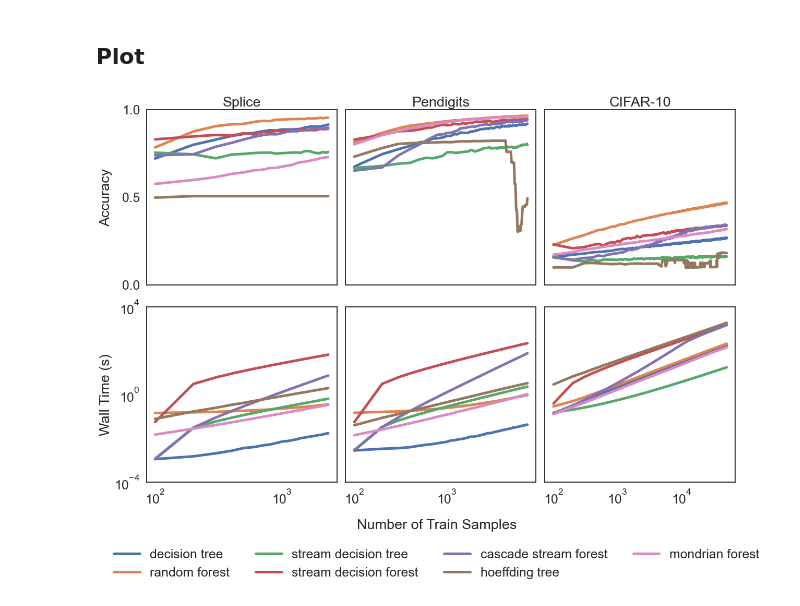
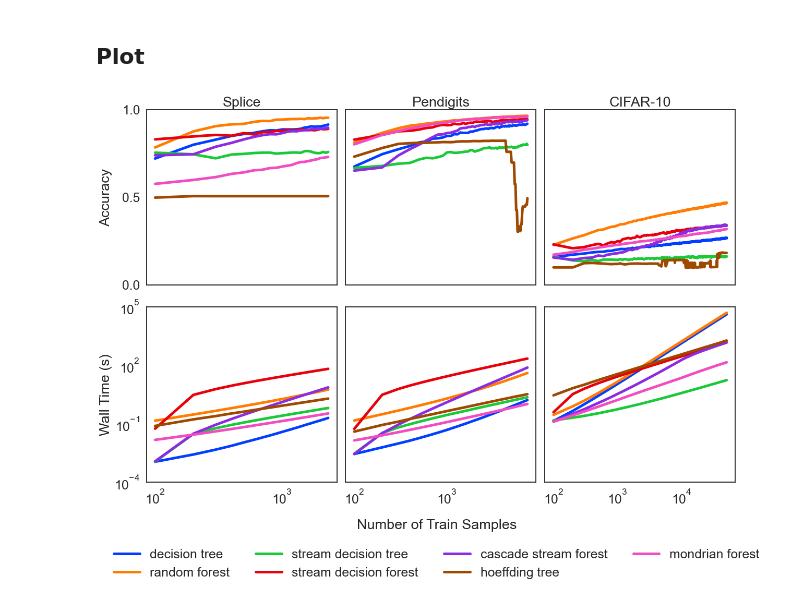
Before and after one commit to neurodata/SDTF, a Jupyter notebook: benchmarks/visual.ipynb, the cells around one changed output. Drawn from its saved outputs; the diff is of its cells as text; code cells hidden in the pictures.

Commit message:
EHN optimize figure color & time

```diff
--- a/benchmarks/visual.ipynb
+++ b/benchmarks/visual.ipynb
@@ -10,7 +11,9 @@ import seaborn as sns
 %matplotlib inline
 # %%
 # Define color palette
-sns.set(color_codes=True, style="white", context="talk", font_scale=1.5)
+sns.set(
+    color_codes=True, palette="bright", style="white", context="talk", font_scale=1.5
+)
 # %%
 def load_result(filename):
     """
@@ -43,13 +46,16 @@ legends = [
     "mondrian forest",
 ]
 datasets = ["splice", "pendigits", "cifar10"]
-ranges = [2400, 7500, 50100]
+ranges = [23, 74, 500]
 # %% [markdown]
 ## Plot
 # %%
+# Show concatenated time for batch estimators
+concat = True
+
 acc_ls = []
 time_ls = []
-for dataset in datasets:
+for i, dataset in enumerate(datasets):
     acc_l = []
     time_l = []
 
@@ -58,6 +64,11 @@ for dataset in datasets:
         acc_l.append(acc)
 
         time = np.mean(load_result(prefix + dataset + "_train_t.txt")[:10], axis=0)
+
+        if concat and (prefix == "dt/" or prefix == "rf/"):
+            for j in range(1, ranges[i]):
+                time[j] += time[j - 1]
+
         time_l.append(time)
 
     acc_ls.append(acc_l)
@@ -70,8 +81,8 @@ fig, ax = plt.subplots(nrows=2, ncols=3, figsize=(17, 11), constrained_layout=Tr
 fig.text(0.53, -0.05, "Number of Train Samples", ha="center")
 xtitles = ["Splice", "Pendigits", "CIFAR-10"]
 ytitles = ["Accuracy", "Wall Time (s)"]
-ylimits = [[0, 1], [1e-4, 1e4]]
-yticks = [[0, 0.5, 1], [1e-4, 1e0, 1e4]]
+ylimits = [[0, 1], [1e-4, 1e5]]
+yticks = [[0, 0.5, 1], [1e-4, 1e-1, 1e2, 1e5]]
 
 for i, row in enumerate(ax):
     for j, col in enumerate(row):
@@ -79,7 +90,7 @@ for i, row in enumerate(ax):
         col.set_xscale("log")
         col.set_ylim(ylimits[i])
 
-        n_train = range(100, ranges[j], 100)
+        n_train = range(100, (ranges[j] + 1) * 100, 100)
 
         # Label x axis and plot figures
         if count < 3:
@@ -91,31 +102,31 @@ for i, row in enumerate(ax):
                 col.set_xticks([1e2, 1e3, 1e4, 1e5])
             else:
                 col.set_xticks([1e2, 1e3, 1e4])
             col.set_yscale("log")
             plot_acc(col, ls, j + 3, n_train)
 
         # Label y axis
         if count % 3 == 0:
             col.set_yticks(yticks[i])
             col.set_ylabel(ytitles[i])
         else:
             col.set_yticks([])
 
 fig.align_ylabels(
     ax[
         :,
     ]
 )
 
 leg = fig.legend(
     bbox_to_anchor=(0.53, -0.2),
     bbox_transform=plt.gcf().transFigure,
     ncol=4,
     loc="lower center",
 )
 leg.get_frame().set_linewidth(0.0)
 for legobj in leg.legendHandles:
     legobj.set_linewidth(5.0)
 plt.savefig("visual.pdf", transparent=True, bbox_inches="tight")
 # %% [output]
-[figure, old version]
+[figure, new version]
```
Also changed, not shown: parts of 1 cell of this notebook, 1 other file.
